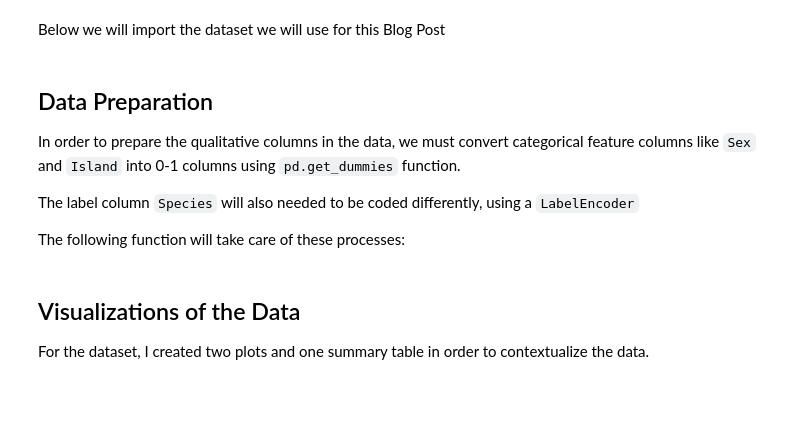
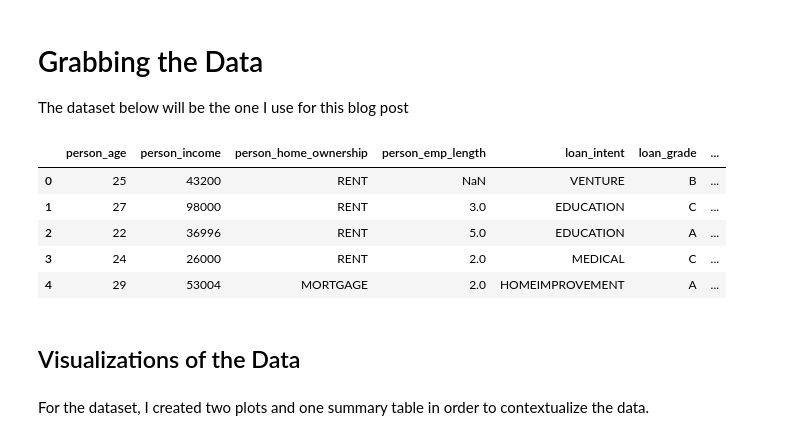
Before and after one commit to ItsDwood/itsdwood.github.io, a Jupyter notebook: posts/New-test-thing-post/index.ipynb, the cells around one changed output. Drawn from its saved outputs; the diff is of its cells as text; code cells hidden in the pictures; blank space fills up the shorter version.

```diff
--- a/posts/New-test-thing-post/index.ipynb
+++ b/posts/New-test-thing-post/index.ipynb
@@ -20,4 +10,6 @@ In this blog post we use a logistic regression model in order to classify Palmer
-# %% [markdown]
-Below we will import the dataset we will use for this Blog Post
+# %% [markdown]
+# Grabbing the Data
+
+The dataset below will be the one I use for this blog post
 # %%
 import pandas as pd
@@ -27,8 +17,0 @@ train = pd.read_csv(train_url)
-# %% [markdown]
-## Data Preparation
-
-In order to prepare the qualitative columns in the data, we must convert categorical feature columns like `Sex` and `Island` into 0-1 columns using `pd.get_dummies` function.
-
-The label column `Species` will also needed to be coded differently, using a `LabelEncoder`
-
-The following function will take care of these processes:
@@ -53,6 +18,15 @@ train["Species"] = train["Species"].str.split().str.get(0)
+# %%
+df.head()
+# %% [output]
+|  | person_age | person_income | person_home_ownership | person_emp_length | loan_intent | loan_grade | ... |
+| 0 | 25 | 43200 | RENT | NaN | VENTURE | B | ... |
+| 1 | 27 | 98000 | RENT | 3.0 | EDUCATION | C | ... |
+| 2 | 22 | 36996 | RENT | 5.0 | EDUCATION | A | ... |
+| 3 | 24 | 26000 | RENT | 2.0 | MEDICAL | C | ... |
+| 4 | 29 | 53004 | MORTGAGE | 2.0 | HOMEIMPROVEMENT | A | ... |
+# %% [markdown]
+## Visualizations of the Data
 # %% [markdown]
-## Visualizations of the Data
-
 For the dataset, I created two plots and one summary table in order to contextualize the data.
 # %%
 from matplotlib import pyplot as plt
```
Also changed, not shown: parts of 58 cells of this notebook, 6 other files.
